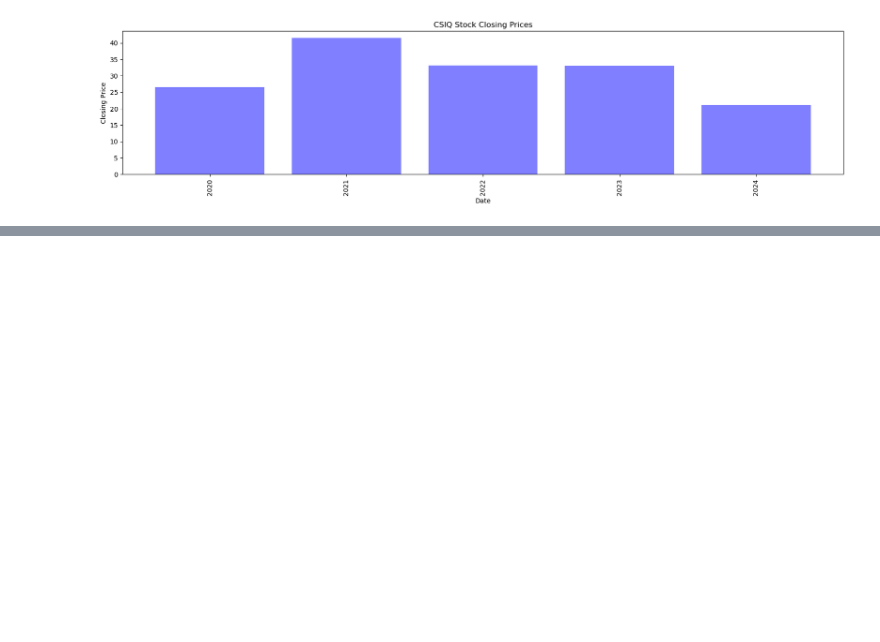
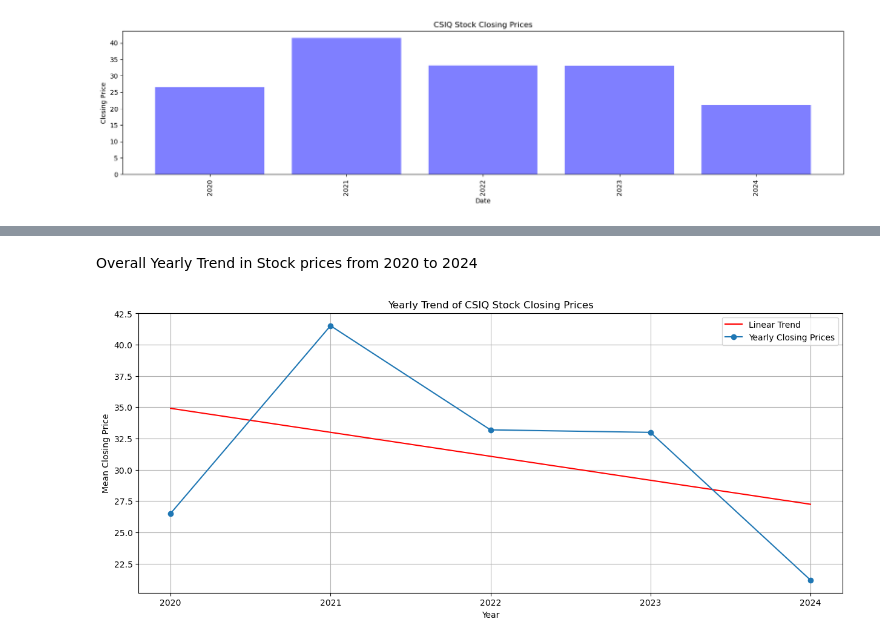
Before and after one commit to srhill12/Solar_stock_project, a Jupyter notebook: tatiana_work.ipynb, the cells around one changed output, grey strips where cells are left out. Saved outputs shown, nothing was run; the diff lists cells and outputs as text; code cells hidden in the pictures; blank space fills up the shorter version.

```diff
--- a/tatiana_work.ipynb
+++ b/tatiana_work.ipynb
@@ -144,0 +187,27 @@ plt.show()
+# %% [markdown]
+Overall Yearly Trend in Stock prices from 2020 to 2024
+# %%
+csiq_yearly_data = csiq_df.groupby('Year').mean()
+
+plt.figure(figsize=(15, 6))
+
+# Linear regression for trend analysis
+X = np.arange(len(csiq_yearly_data)).reshape(-1, 1)  # Create input features as the index
+y = csiq_yearly_data['CSIQ_Close'].values.reshape(-1, 1)  # Target variable
+model = LinearRegression()
+model.fit(X, y)
+trend = model.predict(X)
+plt.plot(csiq_yearly_data.index, trend, label='Linear Trend', color='red')
+
+# Original yearly closing prices
+plt.plot(csiq_yearly_data.index, csiq_yearly_data['CSIQ_Close'], marker='o', linestyle='-', label='Yearly Closing Prices')
+
+plt.title('Yearly Trend of CSIQ Stock Closing Prices')
+plt.xlabel('Year')
+plt.ylabel('Mean Closing Price')
+plt.xticks(csiq_yearly_data.index)  # Set explicit x-axis ticks to display only years
+plt.legend()
+plt.grid(True)
+plt.show()
+# %% [output]
+[figure, added]
```
Also changed, not shown: parts of 3 cells of this notebook.
